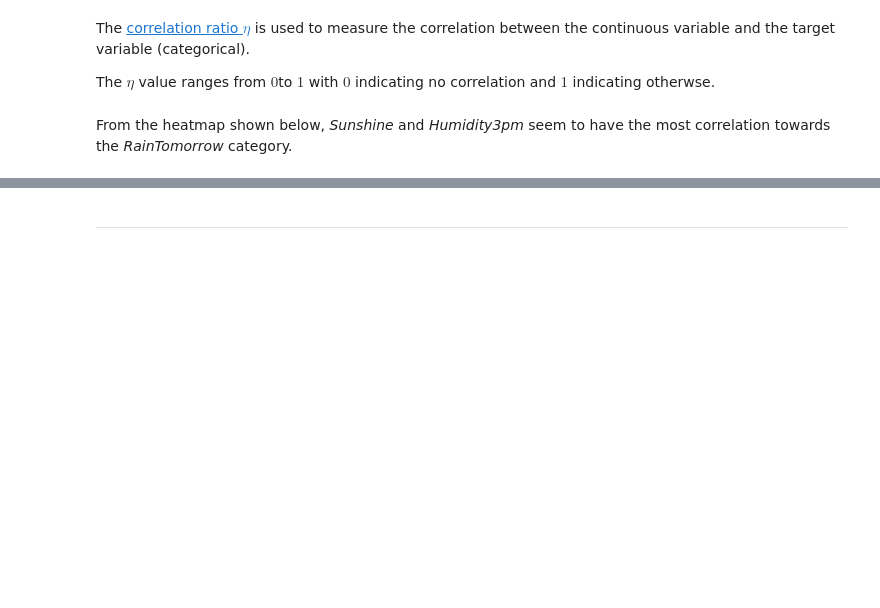
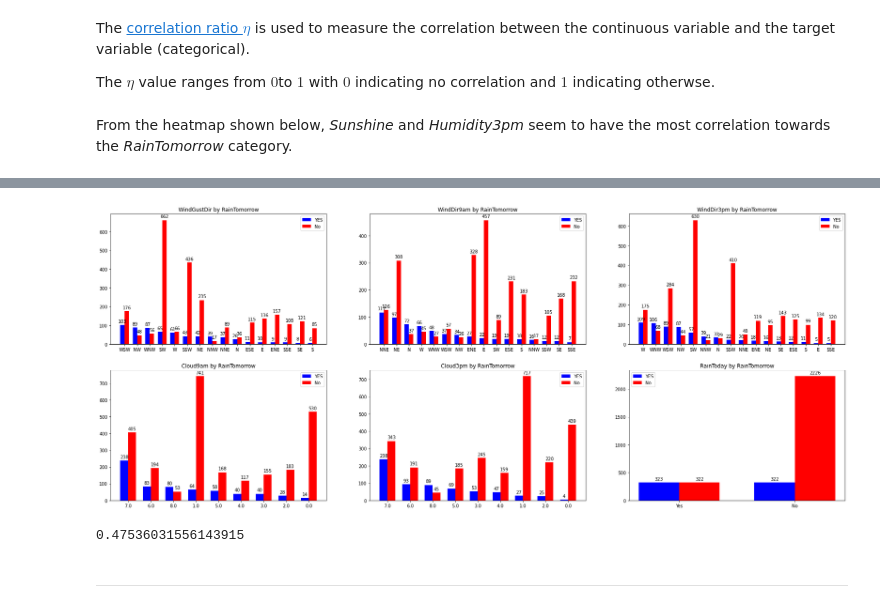
Before and after one commit to poolGolez/project-roosevelt, a Jupyter notebook: will-it-rain-in-perth.ipynb, the cells around one changed output, grey strips where cells are left out. Drawn from its saved outputs; the diff is of its cells as text; code cells hidden in the pictures; blank space fills up the shorter version.

```diff
--- a/will-it-rain-in-perth.ipynb
+++ b/will-it-rain-in-perth.ipynb
@@ -1392,0 +1398,11 @@ plt.show()
+# %%
+nom_df = df[[
+    'WindGustDir',
+    'WindDir9am',
+    'WindDir3pm',
+    'Cloud9am',
+    'Cloud3pm',
+    'RainToday',
+]]
+
+nom_df.head(10)
@@ -1393,3 +1421,53 @@ plt.show()
+# %%
+def combined_bar_plot(ax, df, col, target):
+    unique_values = df[col].dropna().unique()
+    X = np.arange(len(unique_values))
+
+    yes_target_df = df[df['RainTomorrow'] == 'Yes'][col]
+    yes_target_df_count = pd.DataFrame(yes_target_df.value_counts())
+    yes_target_df_count.rename(columns={col: 'Yes'}, inplace=True)
+
+    no_target_df = df[df['RainTomorrow'] == 'No'][col]
+    no_target_df_count = pd.DataFrame(no_target_df.value_counts())
+    no_target_df_count.rename(columns={col: 'No'}, inplace=True)
+
+    target_df_count = yes_target_df_count.join(no_target_df_count)
+
+    yes_rects = ax.bar(X, target_df_count['Yes'], width=0.35, label='YES', color='blue')
+    ax.bar_label(yes_rects, padding=3)
+    no_rects = ax.bar(X+0.35, target_df_count['No'], width=0.35, label='No', color='red')
+    ax.bar_label(no_rects, padding=3)
+
+    ax.set_xticks(X + .175, target_df_count.index)
+    ax.set_title(f"{col} by RainTomorrow")
+    ax.legend()
+
+col_count = 3
+fig, ax = plt.subplots(2, col_count, figsize=(30, 12))
+for idx, column in enumerate(nom_df.columns):
+    row_idx = idx // col_count
+    col_idx = idx % col_count
+    combined_bar_plot(ax[row_idx, col_idx], df, column, 'RainTomorrow')
+plt.show()
+# %% [output]
+[figure, added]
+# %%
+def cramers_phi(df, col, target):
+    crosstab = pd.crosstab(df[target], df[col]).to_dict()
+    contingency_table = np.array([[count for _,count in v1.items()] \
+                                  for _,v1 in crosstab.items() ])
+#     print(contingency_table)
+
+    X2 = stats.chi2_contingency(contingency_table, correction=False)[0]
+    N = contingency_table.sum()
+    min_dim = min(contingency_table.shape)
+
+    return np.sqrt((X2 / N)/(min_dim - 1))
+
+
+cramers_phi(df, 'WindGustDir', 'RainTomorrow')
+# %% [output]
+0.47536031556143915
 # %% [markdown]
 
 ---------------------------------------------------------------------------------------
```
Also changed, not shown: parts of 4 cells of this notebook.
